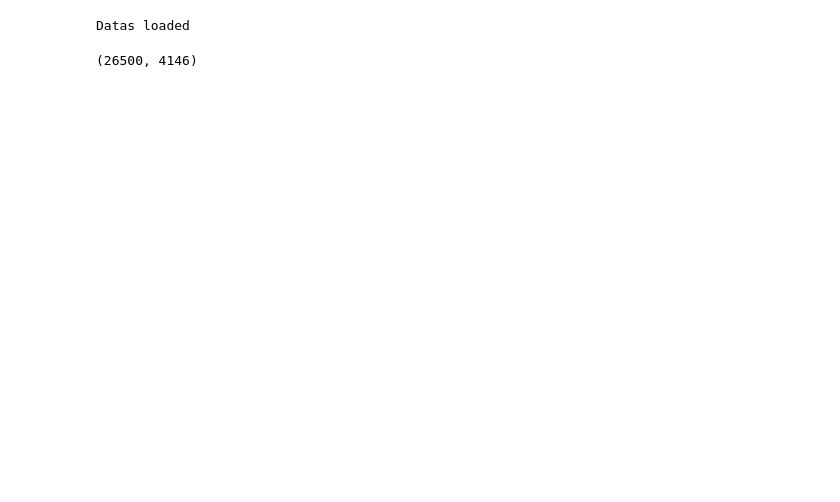
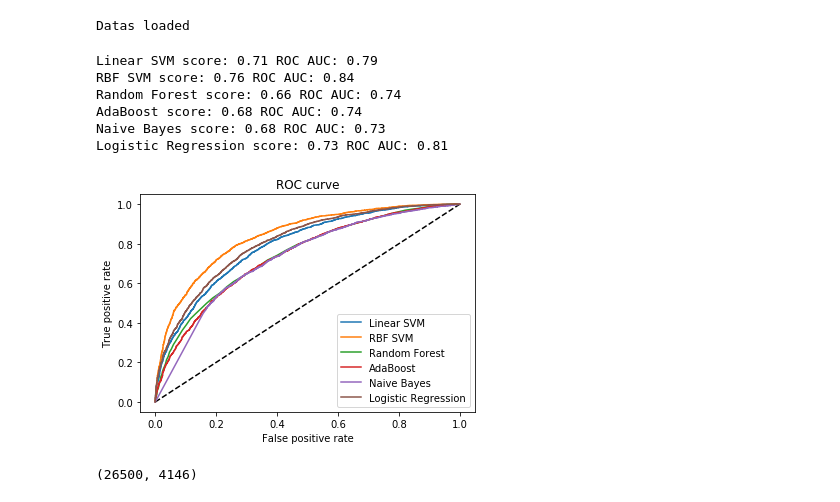
Before and after one commit to pdespres/ens-challenge, a Jupyter notebook: comparison.ipynb, the cells around one changed output. Saved outputs shown, nothing was run; the diff lists cells and outputs as text; code cells hidden in the pictures; blank space fills up the shorter version.

```diff
--- a/comparison.ipynb
+++ b/comparison.ipynb
@@ -6,11 +6,11 @@ from sklearn.model_selection import train_test_split
 def loadData():
     #df = pd.read_csv('/sgoinfre/goinfre/Perso/pdespres/ensdata/train_redux.csv')
     #y = pd.read_csv('/sgoinfre/goinfre/Perso/pdespres/ensdata/y.csv', sep=';', usecols=[1])
-    df = pd.read_csv('~/Downloads/train_concat_95_00001.csv')
-    y = pd.read_csv('~/Downloads/y.csv', sep=';', usecols=[1])
+    #df = pd.read_csv('~/Downloads/train_concat_95_00001.csv')
+    #y = pd.read_csv('~/Downloads/y.csv', sep=';', usecols=[1])
     #df = pd.read_csv('E:\\Downloads\\train_redux.csv', nrows=10000)
-    #df = pd.read_csv('E:\\Downloads\\train_concat_95_00005.csv')
-    #y = pd.read_csv('E:\\Downloads\\y.csv', sep=';', usecols=[1])
+    df = pd.read_csv('E:\\Downloads\\train_concat_95_00001.csv')
+    y = pd.read_csv('E:\\Downloads\\y.csv', sep=';', usecols=[1])
     print("Datas loaded")
     return df, y
 
@@ -32,39 +32,47 @@ names = ["Linear SVM", "RBF SVM",
          "Naive Bayes", "Logistic Regression"]
 #svm.SVC(kernel='poly', degree=3, C=C))
 classifiers = [
-    SVC(kernel="linear", C=1, probability=True, random_state=42),
-    SVC(probability=True, random_state=42),
+    SVC(kernel="linear", C=1, random_state=42),
+    SVC(random_state=42),
     RandomForestClassifier(n_estimators=200, random_state=42),
     AdaBoostClassifier(),
     GaussianNB(),
     LogisticRegression()]
 
 plt.figure(1)
 plt.plot([0, 1], [0, 1], 'k--')
 
 # iterate over classifiers
 for name, clf in zip(names, classifiers):
     clf.fit(X_train, y_train)
     score = clf.score(X_test, y_test)
 
     # Determine the false positive and true positive rates
     if hasattr(clf, "predict_proba"):
         prob_pos = clf.predict_proba(X_test)[:, 1]
     else:  # use decision function
         prob_pos = clf.decision_function(X_test)
     fpr, tpr, _ = roc_curve(y_test, prob_pos)
 
     # Calculate the AUC
     roc_auc = auc(fpr, tpr)
     print('%s score: %0.2f ROC AUC: %0.2f' % (name, score, roc_auc))
 
     plt.plot(fpr, tpr, label=name)
 
 plt.xlabel('False positive rate')
 plt.ylabel('True positive rate')
 plt.title('ROC curve')
 plt.legend(loc='best')
 plt.show()
+# %% [output]
+Linear SVM score: 0.71 ROC AUC: 0.79
+RBF SVM score: 0.76 ROC AUC: 0.84
+Random Forest score: 0.66 ROC AUC: 0.74
+AdaBoost score: 0.68 ROC AUC: 0.74
+Naive Bayes score: 0.68 ROC AUC: 0.73
+Logistic Regression score: 0.73 ROC AUC: 0.81
+[figure, added]
 # %%
 df.shape
 # %% [output]
```
Also changed, not shown: 2 other files.
